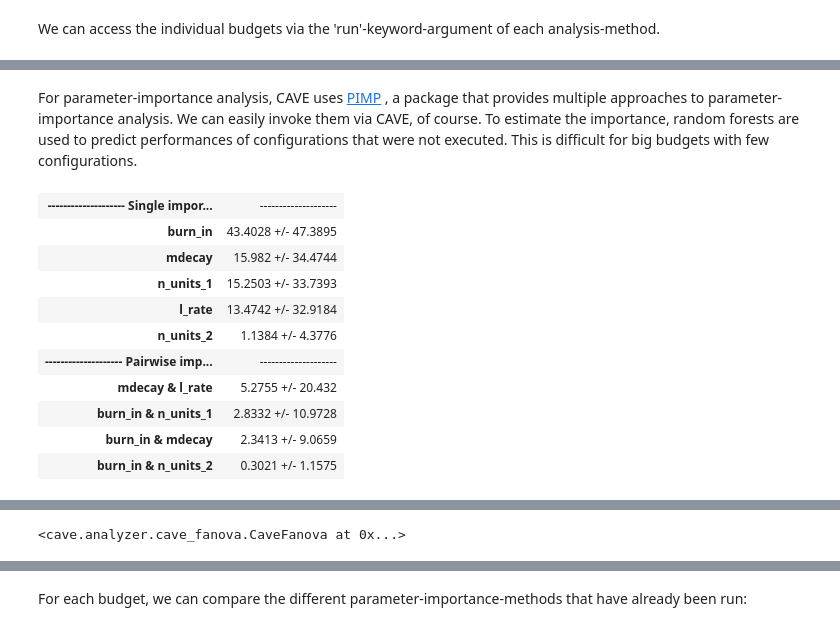
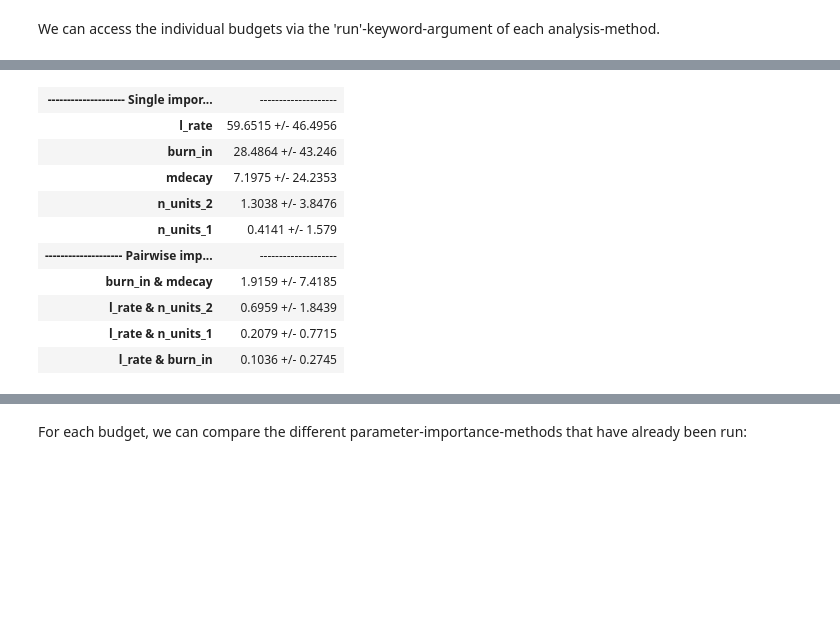
Before and after one commit to automl/BOAH, a Jupyter notebook: examples/icml_2018_experiments/bnn.ipynb, the cells around one changed output, grey strips where cells are left out. Saved outputs shown, nothing was run; the diff lists cells and outputs as text; code cells hidden in the pictures; blank space fills up the shorter version.

```diff
--- a/examples/icml_2018_experiments/bnn.ipynb
+++ b/examples/icml_2018_experiments/bnn.ipynb
@@ -132,0 +133,10 @@ After CAVE finished the report, you can have a look at it with your favorite bro
+# %%
+from cave.cavefacade import CAVE
+
+cave = CAVE(folders=["opt_results/bnn/bostonhousing/bohb"],  # .../bnn/DATASET/OPTIMIZER
+            output_dir="CAVE_reports/bnn_notebook",          # output for debug/images/etc
+            ta_exec_dir=["."],                               # Only important for SMAC-results
+            file_format='BOHB',                              # BOHB or SMAC3
+            verbose_level='OFF',
+            show_jupyter=True,
+           )
@@ -139,11 +148 @@ Of course you can use CAVE on a module-level. Import and instantiate it (very si
-# %%
-from cave.cavefacade import CAVE
-
-cave = CAVE(folders=[output_dir],
-            output_dir="CAVE_reports/bnn_notebook",
-            ta_exec_dir=["."],
-            file_format='BOHB',
-            verbose_level='OFF',
-            show_jupyter=True
-           )
 # %% [markdown]
@@ -182,19 +188,16 @@ cave.bohb_incumbents_per_budget()
-# %% [markdown]
-For parameter-importance analysis, CAVE uses <a href="https://github.com/automl/ParameterImportance" target="_blank">PIMP</a> , a package that provides multiple approaches to parameter-importance analysis. We can easily invoke them via CAVE, of course. To estimate the importance, random forests are used to predict performances of configurations that were not executed. This is difficult for big budgets with few configurations.
 # %%
-cave.cave_fanova(run='budget_370.3703703703703')
+cave.cave_fanova(run='budget_10000');
 # %% [output]
 | -------------------- Single impor... | -------------------- |
-| burn_in | 43.4028 +/- 47.3895 |
-| mdecay | 15.982 +/- 34.4744 |
-| n_units_1 | 15.2503 +/- 33.7393 |
-| l_rate | 13.4742 +/- 32.9184 |
-| n_units_2 | 1.1384 +/- 4.3776 |
+| l_rate | 59.6515 +/- 46.4956 |
+| burn_in | 28.4864 +/- 43.246 |
+| mdecay | 7.1975 +/- 24.2353 |
+| n_units_2 | 1.3038 +/- 3.8476 |
+| n_units_1 | 0.4141 +/- 1.579 |
 | -------------------- Pairwise imp... | -------------------- |
-| mdecay & l_rate | 5.2755 +/- 20.432 |
-| burn_in & n_units_1 | 2.8332 +/- 10.9728 |
-| burn_in & mdecay | 2.3413 +/- 9.0659 |
-| burn_in & n_units_2 | 0.3021 +/- 1.1575 |
+| burn_in & mdecay | 1.9159 +/- 7.4185 |
+| l_rate & n_units_2 | 0.6959 +/- 1.8439 |
+| l_rate & n_units_1 | 0.2079 +/- 0.7715 |
+| l_rate & burn_in | 0.1036 +/- 0.2745 |
 [interactive output not drawn]
-<cave.analyzer.cave_fanova.CaveFanova at 0x...>
 # %%
```
Also changed, not shown: parts of 38 cells of this notebook, 59 other files.
